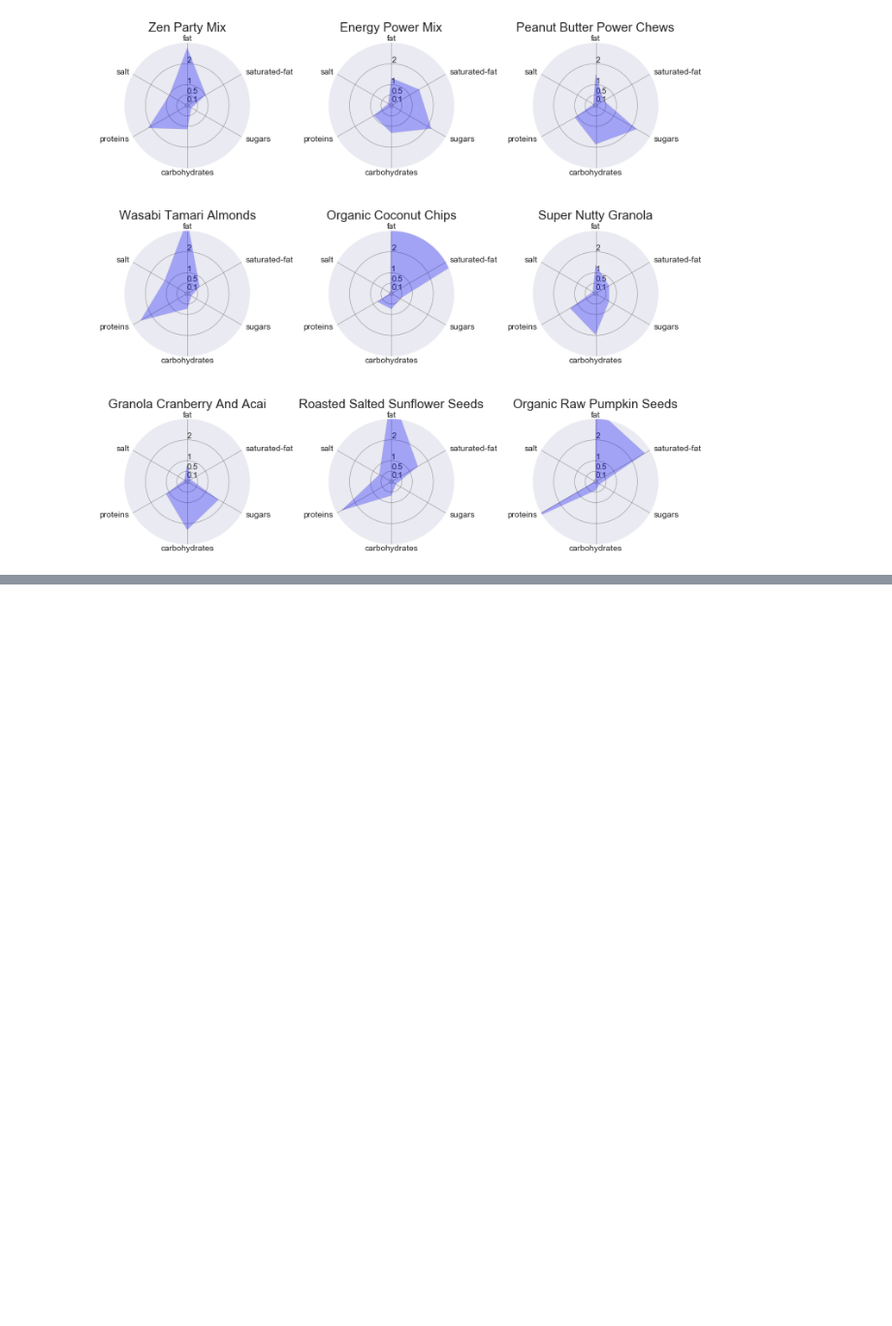
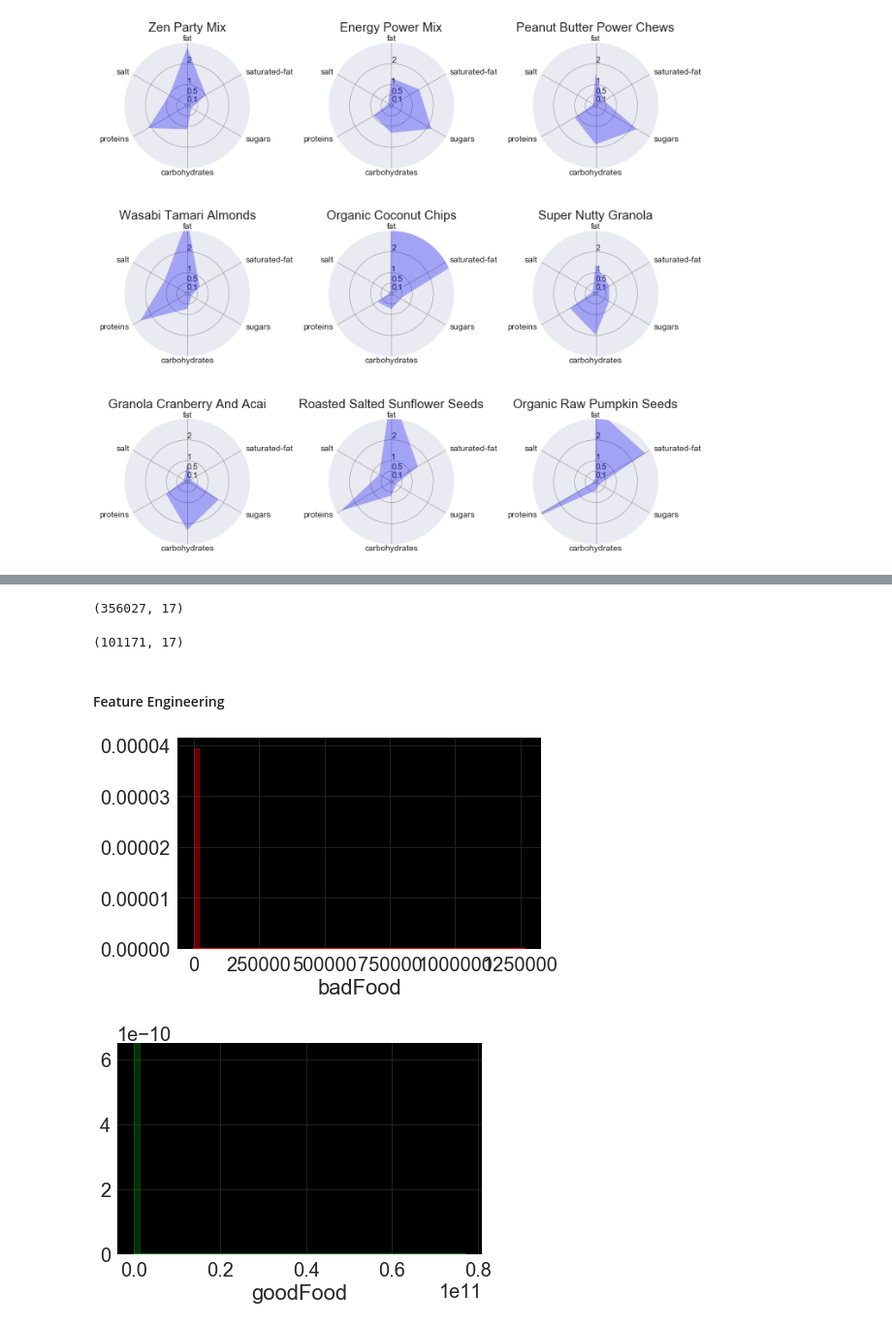
Before and after one commit to jazzyjzou/ml_team, a Jupyter notebook: ml_final.ipynb, the cells around one changed output, grey strips where cells are left out. Shown at 97% size. Drawn from its saved outputs; the diff is of its cells as text; code cells hidden in the pictures; blank space fills up the shorter version.

```diff
--- a/ml_final.ipynb
+++ b/ml_final.ipynb
@@ -485,0 +529,12 @@ plt.show()
+# %%
+list_temp = ["product_name","countries_en","nutrition_grade_fr","nutrition-score-fr_100g"]
+featlist = list(df_newfeat)
+for i in range(0,len(list_temp)):
+    featlist.remove(list_temp[i])
+
+# Replace NaN value by 0 for nuremic features.
+for i in range(len(featlist)):
+    df_newfeat[featlist[i]].fillna(0, inplace=True)
+# Replace NaN value by Unknow for categorial features
+df_newfeat["countries_en"].fillna("Unknow", inplace=True)
+df_newfeat["product_name"].fillna("Unknow", inplace=True)
@@ -485,0 +543,44 @@ plt.show()
+# %%
+#Train
+Dnutri_Nano = df_newfeat.dropna(axis=0, how='any')
+Dnutri_Nano = df_newfeat.sort_values(by=["nutrition_grade_fr"] , ascending=[True])
+Dnutri_Nano.shape
+# %% [output]
+(356027, 17)
+# %%
+#Test
+Dnutri_score_less = df_newfeat[pd.isnull(df_newfeat['nutrition_grade_fr'])]
+Dnutri_score_less.shape
+# %% [output]
+(101171, 17)
+# %% [markdown]
+#### Feature Engineering
+# %%
+index_list = Dnutri_Nano["countries_en"].value_counts().index
+index_list = index_list.drop(['United States', 'France', 'Switzerland',
+                              'Germany'])
+for i in index_list:
+    Dnutri_Nano["countries_en"].replace({i : "Other_Pays" }, inplace=True)
+# %%
+#One hot Encoding
+Dnutri_Nano = pd.get_dummies(Dnutri_Nano, columns=["countries_en"], prefix=["From"])
+# %%
+#define new fetures
+badFood =  ((Dnutri_Nano["sugars_100g"]) + (Dnutri_Nano["sodium_100g"]*5) + (Dnutri_Nano["saturated-fat_100g"])) / (Dnutri_Nano["fiber_100g"]+0.1)
+goodFood =  (Dnutri_Nano["fiber_100g"])/(Dnutri_Nano["saturated-fat_100g"]+0.1)
+
+Dnutri_Nano["badFood"]= badFood
+Dnutri_Nano["goodFood"]= goodFood
+
+for i in ["badFood","goodFood"]:
+    if i == "badFood":
+        colordist = "red"
+    else:
+        colordist = "green"
+    plt.rcParams['axes.facecolor'] = 'black'
+    plt.rc('grid', color='#202020')
+    sns.distplot(Dnutri_Nano[i], kde=True, color=colordist)
+    plt.show()
+# %% [output]
+[figure, added]
+[figure, added]
```
Also changed, not shown: parts of 25 cells of this notebook.
